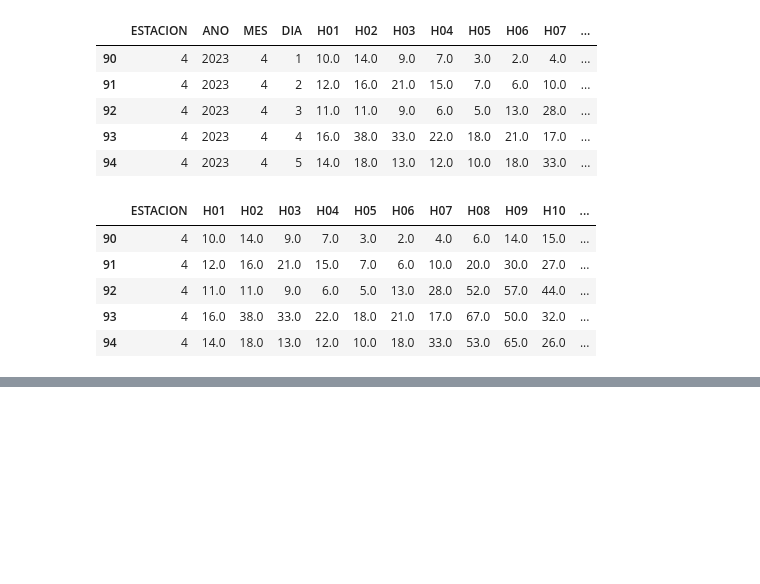
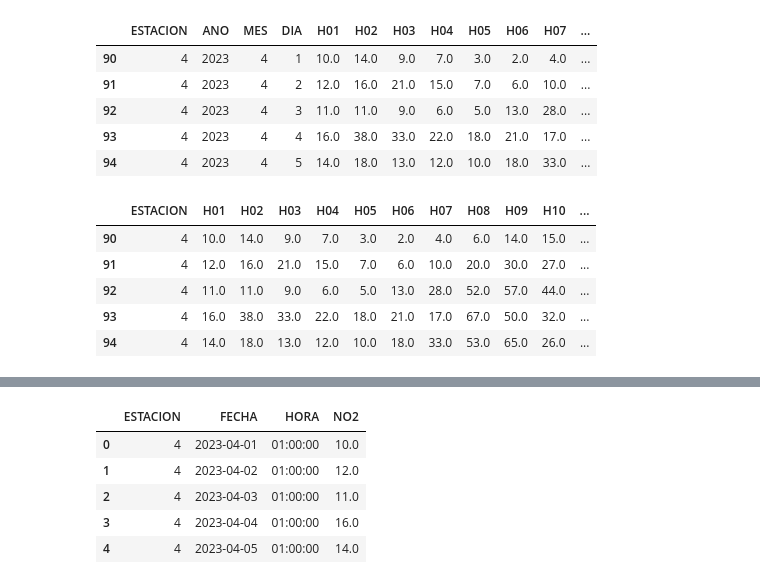
Before and after one commit to charlieciordia/AQ-MAD, a Jupyter notebook: notebook/AQ TIME.ipynb, the cells around one changed output, grey strips where cells are left out. Saved outputs shown, nothing was run; the diff lists cells and outputs as text; code cells hidden in the pictures; blank space fills up the shorter version.

```diff
--- a/notebook/AQ TIME.ipynb
+++ b/notebook/AQ TIME.ipynb
@@ -181,3 +176,12 @@ dtype: object
+# %%
+df_clean.head()
+# %% [output]
+|  | ESTACION | FECHA | HORA | NO2 |
+| 0 | 4 | 2023-04-01 | 01:00:00 | 10.0 |
+| 1 | 4 | 2023-04-02 | 01:00:00 | 12.0 |
+| 2 | 4 | 2023-04-03 | 01:00:00 | 11.0 |
+| 3 | 4 | 2023-04-04 | 01:00:00 | 16.0 |
+| 4 | 4 | 2023-04-05 | 01:00:00 | 14.0 |
 # %%
 # Repetir cada fila 24 veces
 df = pd.concat([df] * 24, ignore_index=True)
```
Also changed, not shown: parts of 15 cells of this notebook.
